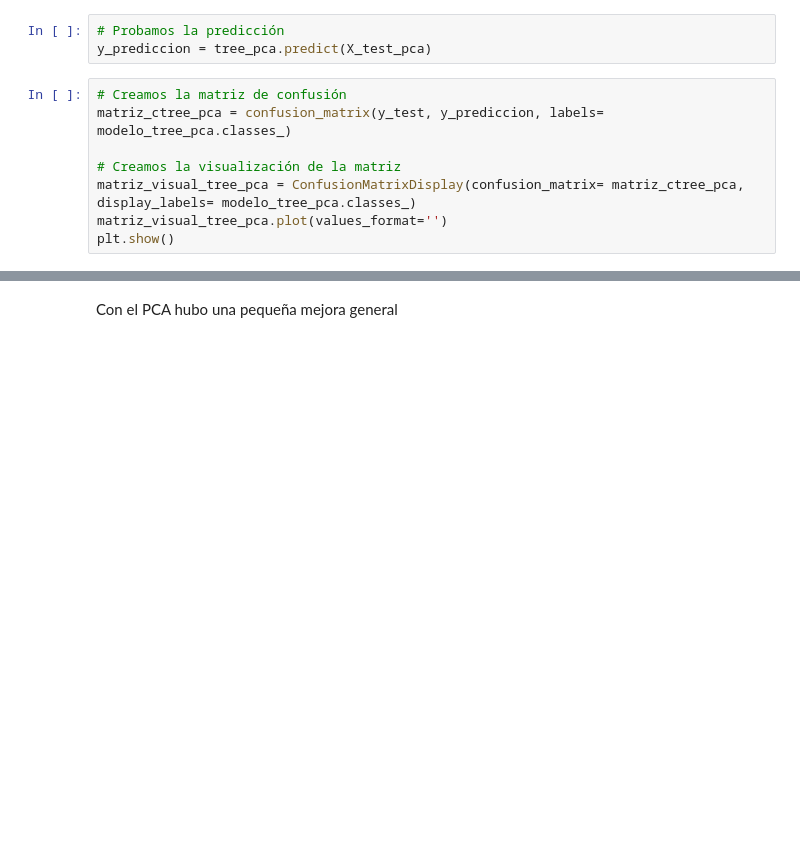
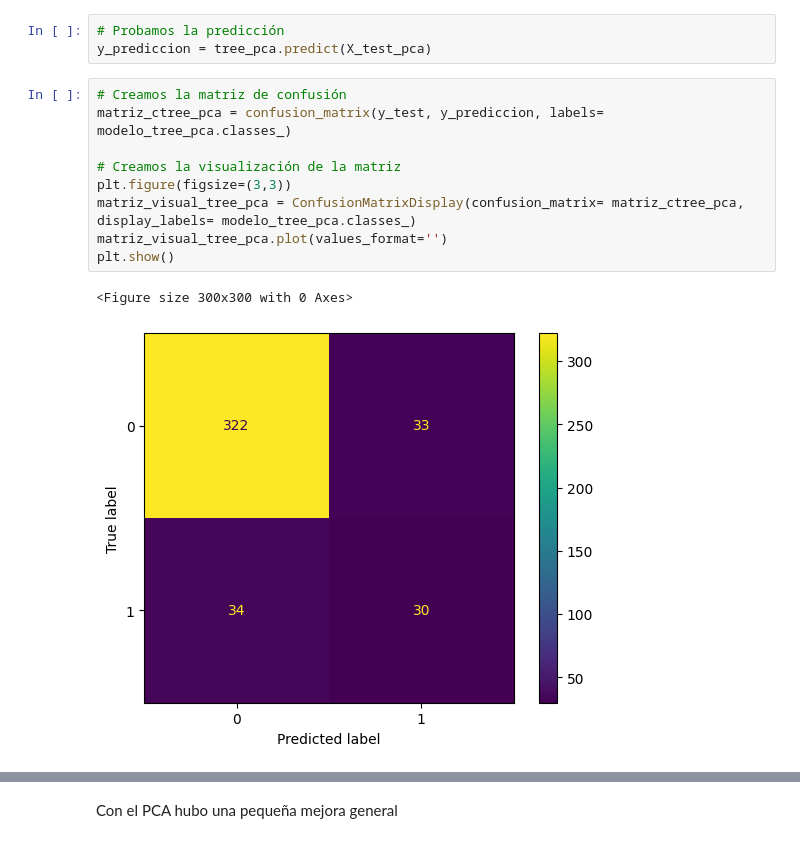
Before and after one commit to Larrentawn/marketing-campaign, a Jupyter notebook: Marketing_campaign - Proyecto Final.ipynb, the cells around one changed output, grey strips where cells are left out. Saved outputs shown, nothing was run; the diff lists cells and outputs as text; blank space fills up the shorter version.

```diff
--- a/Marketing_campaign - Proyecto Final.ipynb
+++ b/Marketing_campaign - Proyecto Final.ipynb
@@ -782,11 +985,15 @@ y_prediccion = tree_pca.predict(X_test_pca)
 # %%
 # Creamos la matriz de confusión
 matriz_ctree_pca = confusion_matrix(y_test, y_prediccion, labels= modelo_tree_pca.classes_)
 
 # Creamos la visualización de la matriz
+plt.figure(figsize=(3,3))
 matriz_visual_tree_pca = ConfusionMatrixDisplay(confusion_matrix= matriz_ctree_pca, display_labels= modelo_tree_pca.classes_)
 matriz_visual_tree_pca.plot(values_format='')
 plt.show()
+# %% [output]
+<Figure size 300x300 with 0 Axes>
+[figure, added]
 # %%
 # Extraigo negativos y positivos V y F
 
```
Also changed, not shown: parts of 65 cells of this notebook, 1 other file.
